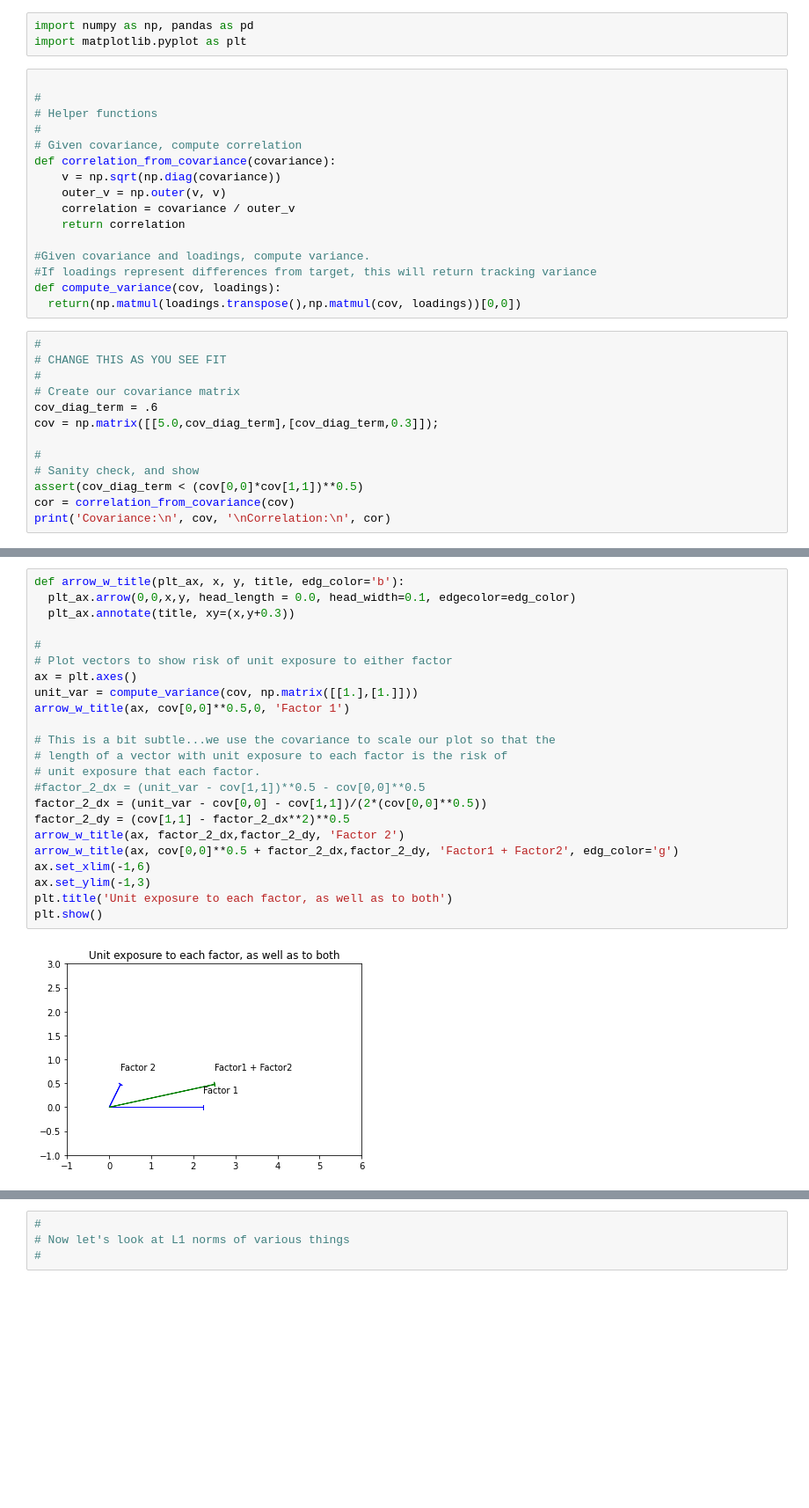
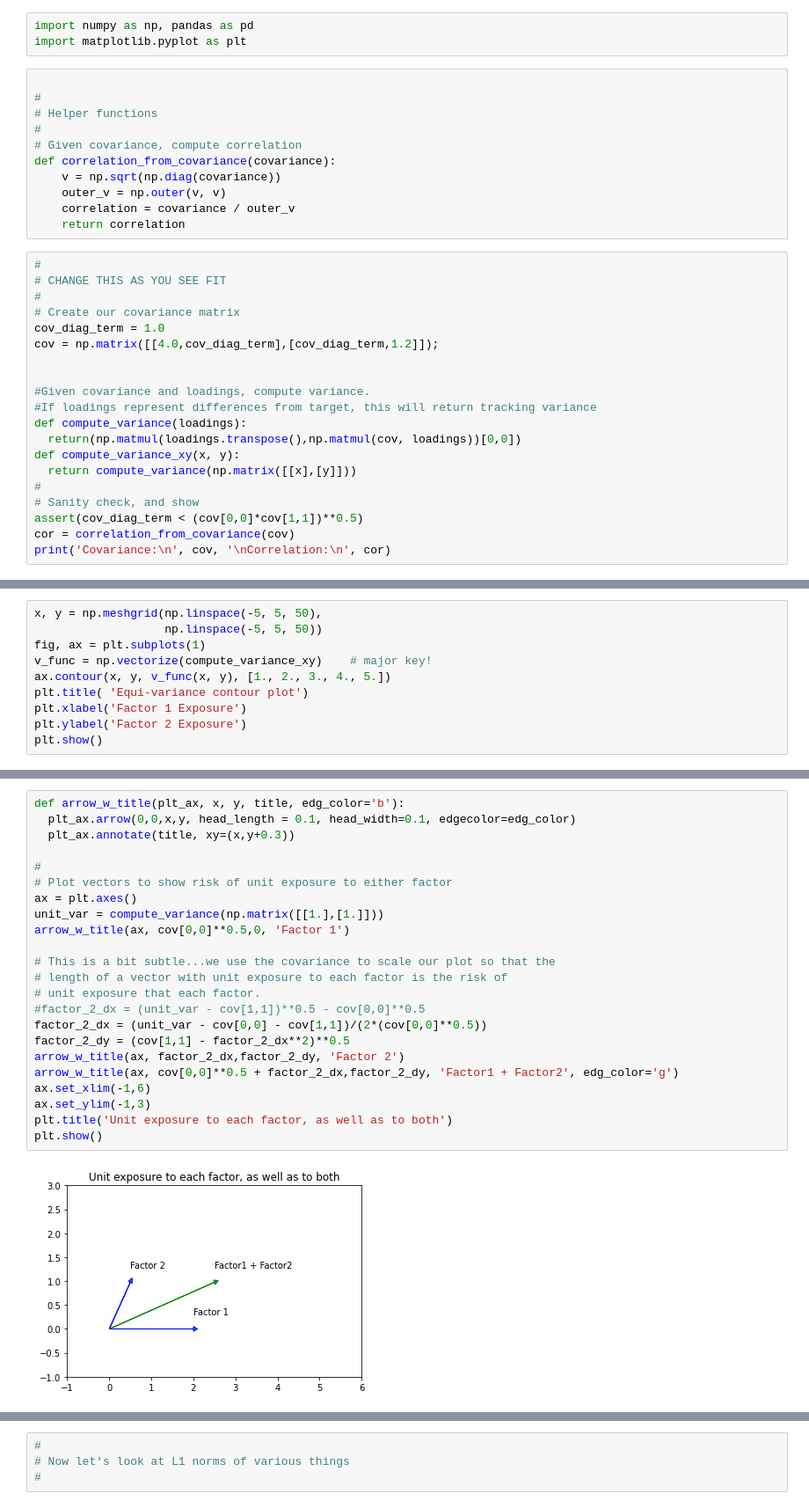
Before and after one commit to cdmurray80/object_detection, a Jupyter notebook: factors.ipynb, the cells around one changed output, grey strips where cells are left out. Shown at 88% size. Cells and saved outputs as stored; diff of their text form; blank space fills up the shorter version.

```diff
--- a/factors.ipynb
+++ b/factors.ipynb
@@ -14,19 +14,21 @@ def correlation_from_covariance(covariance):
     outer_v = np.outer(v, v)
     correlation = covariance / outer_v
     return correlation
-
-#Given covariance and loadings, compute variance.
-#If loadings represent differences from target, this will return tracking variance
-def compute_variance(cov, loadings):
-  return(np.matmul(loadings.transpose(),np.matmul(cov, loadings))[0,0])
 # %%
 #
 # CHANGE THIS AS YOU SEE FIT
 #
 # Create our covariance matrix
-cov_diag_term = .6
-cov = np.matrix([[5.0,cov_diag_term],[cov_diag_term,0.3]]);
+cov_diag_term = 1.0
+cov = np.matrix([[4.0,cov_diag_term],[cov_diag_term,1.2]]);
 
+
+#Given covariance and loadings, compute variance.
+#If loadings represent differences from target, this will return tracking variance
+def compute_variance(loadings):
+  return(np.matmul(loadings.transpose(),np.matmul(cov, loadings))[0,0])
+def compute_variance_xy(x, y):
+  return compute_variance(np.matrix([[x],[y]]))
 #
 # Sanity check, and show
 assert(cov_diag_term < (cov[0,0]*cov[1,1])**0.5)
@@ -41,0 +44,10 @@ Correlation:
+# %%
+x, y = np.meshgrid(np.linspace(-5, 5, 50),
+                   np.linspace(-5, 5, 50))
+fig, ax = plt.subplots(1)
+v_func = np.vectorize(compute_variance_xy)    # major key!
+ax.contour(x, y, v_func(x, y), [1., 2., 3., 4., 5.])
+plt.title( 'Equi-variance contour plot')
+plt.xlabel('Factor 1 Exposure')
+plt.ylabel('Factor 2 Exposure')
+plt.show()
@@ -42,26 +56,26 @@ Correlation:
 # %%
 def arrow_w_title(plt_ax, x, y, title, edg_color='b'):
-  plt_ax.arrow(0,0,x,y, head_length = 0.0, head_width=0.1, edgecolor=edg_color)
+  plt_ax.arrow(0,0,x,y, head_length = 0.1, head_width=0.1, edgecolor=edg_color)
   plt_ax.annotate(title, xy=(x,y+0.3))
 
 #
 # Plot vectors to show risk of unit exposure to either factor
 ax = plt.axes()
-unit_var = compute_variance(cov, np.matrix([[1.],[1.]]))
+unit_var = compute_variance(np.matrix([[1.],[1.]]))
 arrow_w_title(ax, cov[0,0]**0.5,0, 'Factor 1')
 
 # This is a bit subtle...we use the covariance to scale our plot so that the
 # length of a vector with unit exposure to each factor is the risk of
 # unit exposure that each factor.
 #factor_2_dx = (unit_var - cov[1,1])**0.5 - cov[0,0]**0.5
 factor_2_dx = (unit_var - cov[0,0] - cov[1,1])/(2*(cov[0,0]**0.5))
 factor_2_dy = (cov[1,1] - factor_2_dx**2)**0.5
 arrow_w_title(ax, factor_2_dx,factor_2_dy, 'Factor 2')
 arrow_w_title(ax, cov[0,0]**0.5 + factor_2_dx,factor_2_dy, 'Factor1 + Factor2', edg_color='g')
 ax.set_xlim(-1,6)
 ax.set_ylim(-1,3)
 plt.title('Unit exposure to each factor, as well as to both')
 plt.show()
 # %% [output]
-[figure, old version]
+[figure, new version]
 # %%
```
Also changed, not shown: parts of 9 cells of this notebook.
